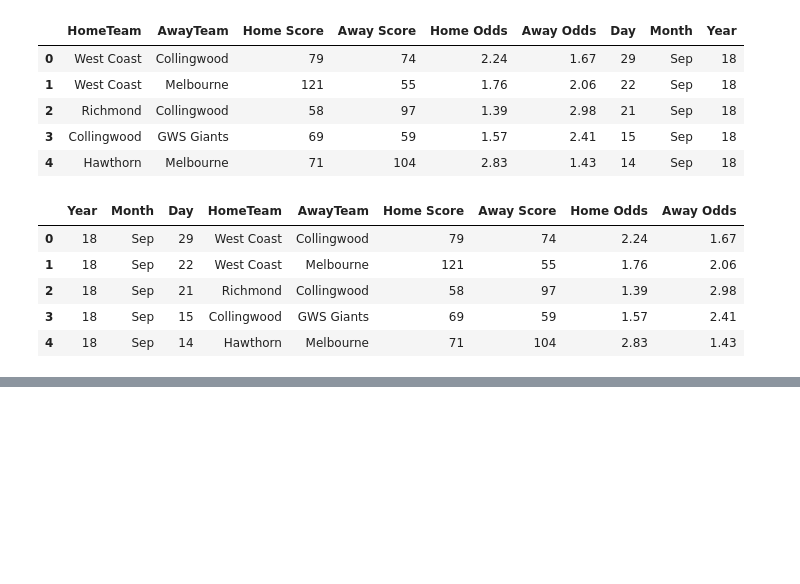
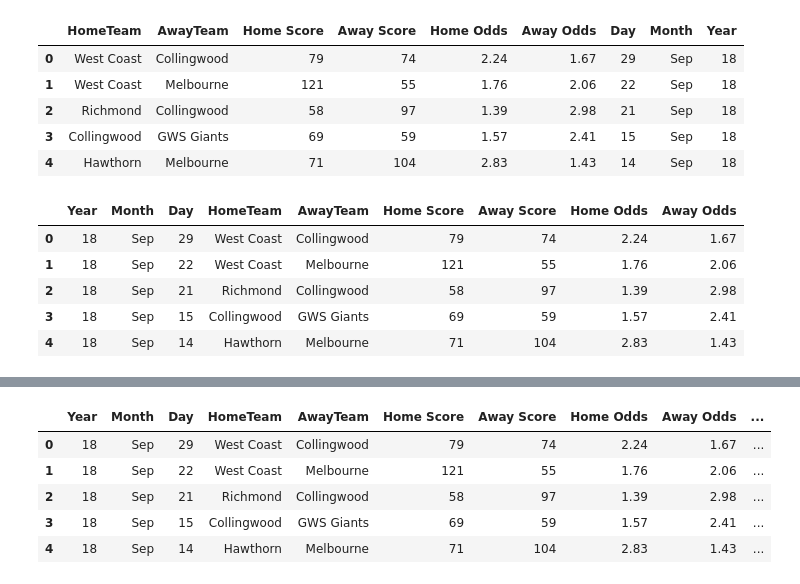
Before and after one commit to Beefstyles/AFLTippingPredictor, a Jupyter notebook: AFL Tipping Predictor Working.ipynb, the cells around one changed output, grey strips where cells are left out. Saved outputs shown, nothing was run; the diff lists cells and outputs as text; code cells hidden in the pictures; blank space fills up the shorter version.

```diff
--- a/AFL Tipping Predictor Working.ipynb
+++ b/AFL Tipping Predictor Working.ipynb
@@ -280,0 +307,11 @@ AttributeError: 'str' object has no attribute 'loc'
+# %%
+afl_results_2009_to_2018_results['HomeOddsPercent'] = [1 / home_odds for home_odds in afl_results_2009_to_2018_results['Home Odds']]
+afl_results_2009_to_2018_results['AwayOddsPercent'] = [1 / home_odds for home_odds in afl_results_2009_to_2018_results['Away Odds']]
+afl_results_2009_to_2018_results.head()
+# %% [output]
+|  | Year | Month | Day | HomeTeam | AwayTeam | Home Score | Away Score | Home Odds | Away Odds | ... |
+| 0 | 18 | Sep | 29 | West Coast | Collingwood | 79 | 74 | 2.24 | 1.67 | ... |
+| 1 | 18 | Sep | 22 | West Coast | Melbourne | 121 | 55 | 1.76 | 2.06 | ... |
+| 2 | 18 | Sep | 21 | Richmond | Collingwood | 58 | 97 | 1.39 | 2.98 | ... |
+| 3 | 18 | Sep | 15 | Collingwood | GWS Giants | 69 | 59 | 1.57 | 2.41 | ... |
+| 4 | 18 | Sep | 14 | Hawthorn | Melbourne | 71 | 104 | 2.83 | 1.43 | ... |
```
Also changed, not shown: parts of 7 cells of this notebook.
